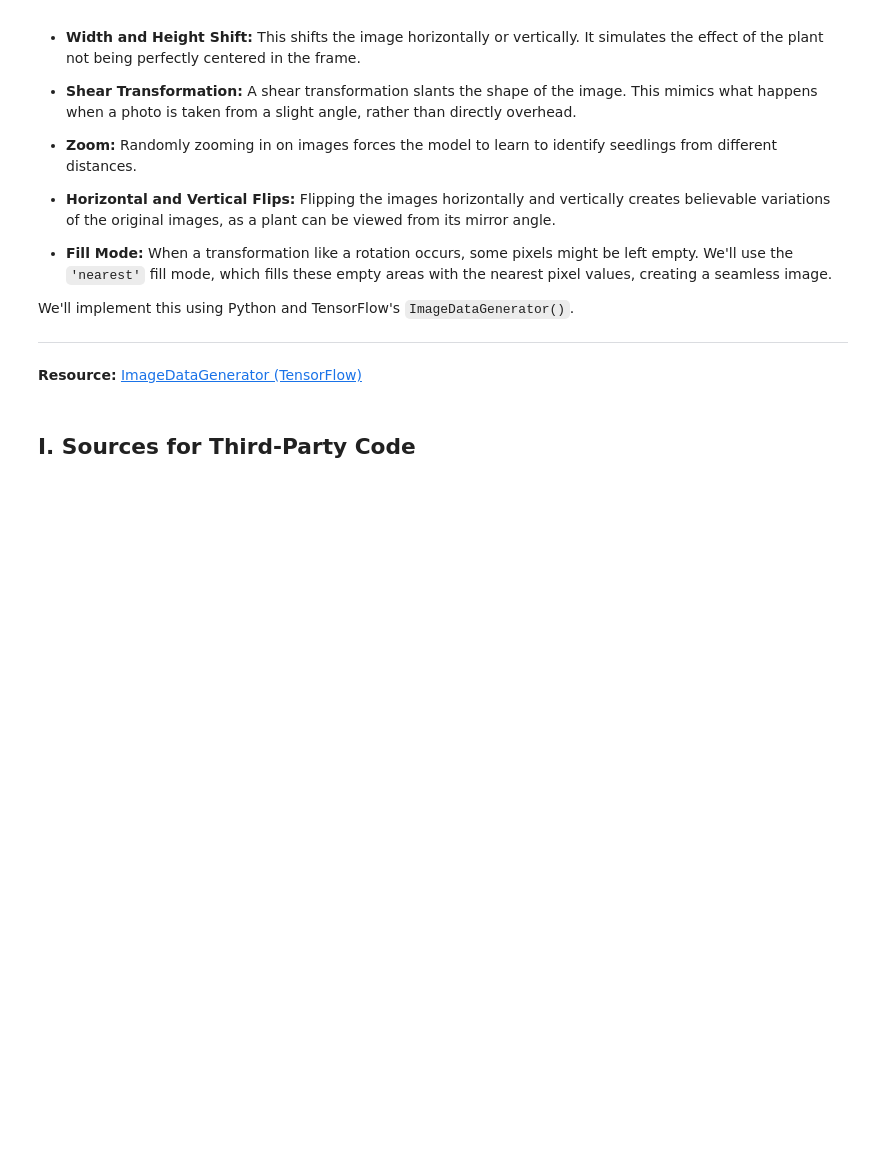
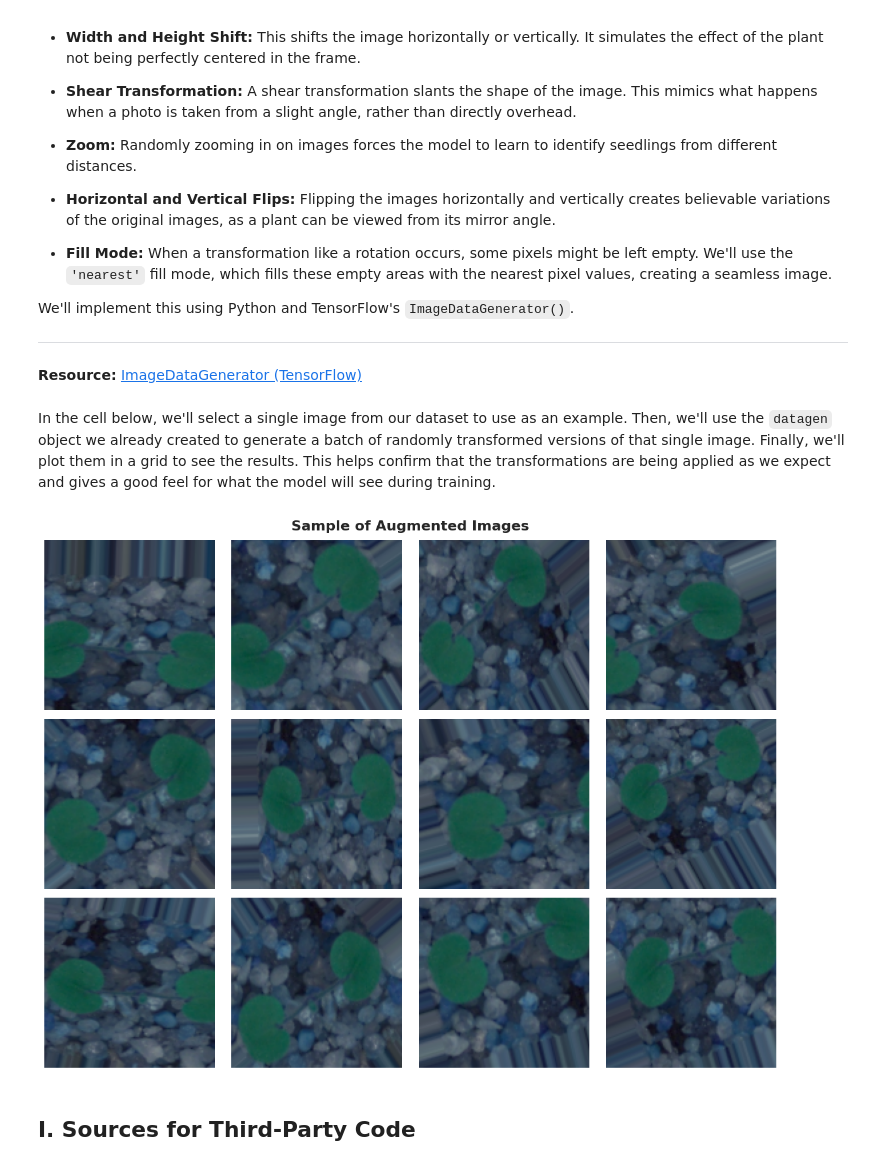
Before and after one commit to smmurdock/Neural-Network-Seedling-Images, a Jupyter notebook: D604_Task_1_Neural_Network.ipynb, the cells around one changed output. Drawn from its saved outputs; the diff is of its cells as text; code cells hidden in the pictures; blank space fills up the shorter version.

Commit message:
Add visualization of sample images from the data augmentation step to verify it worked properly

```diff
--- a/D604_Task_1_Neural_Network.ipynb
+++ b/D604_Task_1_Neural_Network.ipynb
@@ -286,6 +286,40 @@ datagen = ImageDataGenerator(
     vertical_flip=True,      # Randomly flip images vertically
     fill_mode='nearest'      # Fill in new pixels with the nearest available pixel
 )
+# %% [markdown]
+In the cell below, we'll select a single image from our dataset to use as an example. Then, we'll use the `datagen` object we already created to generate a batch of randomly transformed versions of that single image. Finally, we'll plot them in a grid to see the results. This helps confirm that the transformations are being applied as we expect and gives a good feel for what the model will see during training.
+# %%
+# Pick a single sample image to visualize. We'll use the first one.
+sample_image = images[0]
+
+# The ImageDataGenerator expects a 4D array, so we need to add a 'batch' dimension
+# We can do this with np.expand_dims
+sample_image_expanded = np.expand_dims(sample_image, axis=0)
+
+# Create a 3x4 grid for visualizations
+fig, axes = plt.subplots(3, 4, figsize=(12, 9))
+fig.suptitle('Sample of Augmented Images', fontsize=16, fontweight='bold')
+
+# Generate and plot 12 augmented images
+i = 0
+for batch in datagen.flow(sample_image_expanded, batch_size=1):
+    # The datagen.flow method returns batches of images.
+    # Convert it to an unsigned 8-bit integer type for plotting.
+    img = (batch[0]).astype('uint8')
+
+    # Figure out the position in our grid
+    ax = axes[i // 4, i % 4]
+    ax.imshow(img)
+    ax.axis('off') # Hide the axes
+
+    i += 1
+    if i >= 12:
+        break
+
+plt.tight_layout()
+plt.show()
+# %% [output]
+[figure, added]
 # %% [markdown]
 ## I. Sources for Third-Party Code
 # %% [markdown]
```
